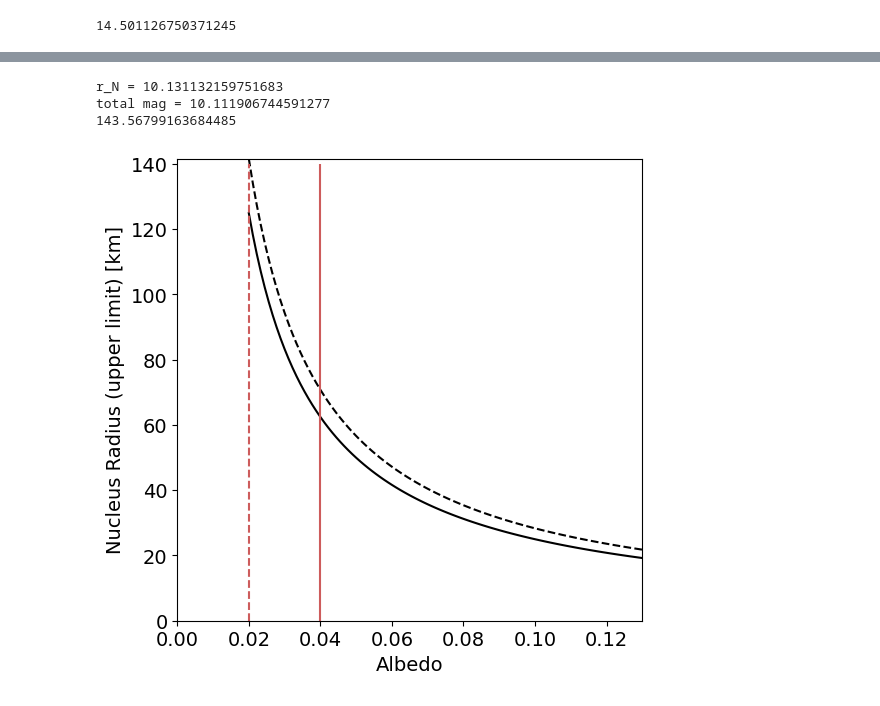
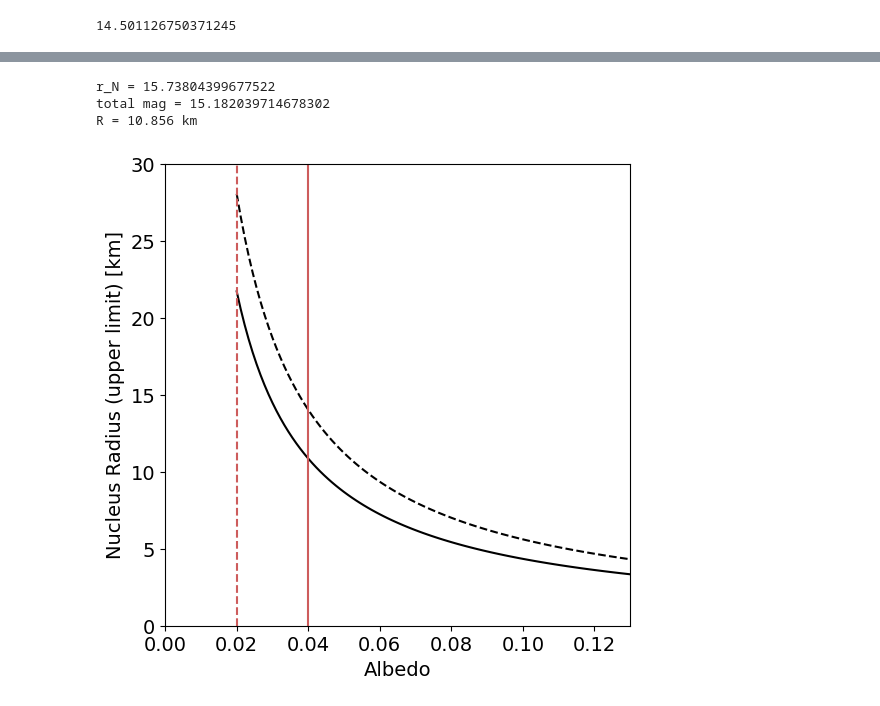
Before and after one commit to daraghhollman/Comet62P-Tsuchinshan, a Jupyter notebook: Scripts/nucleusRadius.ipynb, the cells around one changed output, grey strips where cells are left out. Saved outputs shown, nothing was run; the diff lists cells and outputs as text; code cells hidden in the pictures.

Commit message:
Nucleus radius down to less than 11 km

```diff
--- a/Scripts/nucleusRadius.ipynb
+++ b/Scripts/nucleusRadius.ipynb
@@ -155,13 +196,15 @@ print(comaCorrection)
 # %%
+comaCorrection = surfaceBrightness - 2.5 * np.log10(2 * np.pi * annulusRadii[comaStartIndex]**2)
+
 # Find "total magnitude"
 
-aperture = CircularAperture(cometCentre, ArcsecToPx(24)) # Aperture corresponding to 10,000 km
+aperture = CircularAperture(cometCentre, ArcsecToPx(annulusRadii[comaStartIndex]))
 
 phot_table = aperture_photometry(cometImage, aperture)
 
 totalMag = -2.5 * np.log10(phot_table["aperture_sum"][0] / 120) + rZeroPoint
 
-nucleusMag = totalMag - 2.5 * np.log10( 1 - 10**(-0.4 * (comaCorrection - totalMag)))
+nucleusMag = totalMag - 2.5 * np.log10( 1 - 10**(-0.4 * (comaCorrection.n - totalMag)))
 print(f"r_N = {nucleusMag}")
 print(f"total mag = {totalMag}")
 
@@ -182,35 +225,35 @@ phase = 9
 solarMagnitude = -27.1
 radius = (1 / A) * np.sqrt(2.24 * 10**22 * heliocentricDistance**2 * earthDistance**2 * 10**(0.4 * (solarMagnitude - nucleusMag + beta * phase))) / 1000
 
-print(radius) # km
+print(f"R = {radius:.3f} km") # km
 # %% [output]
-r_N = 10.131132159751683
-total mag = 10.111906744591277
-143.56799163684485
+r_N = 15.73804399677522
+total mag = 15.182039714678302
+R = 10.856 km
 # %%
 # Radius Curve -> Make sure to reference vertical lines, and describe the differences between the dashed and solid lines
 # As there are assumptions made of the grain albedo, a 'radius curve' is a more appropriate result.
 # Radius is determined with a range of albedo values corresponding to literature measurments.
 
 albedos = np.linspace(0.02, 0.13, 100)
 radii = []
 upperRadii = []
 for albedo in albedos:
-    radii.append( 0.001 * (1 / albedo) * np.sqrt(2.24 * 10**22 * heliocentricDistance**2 * earthDistance * 10**(0.4 * (solarMagnitude - nucleusMag + beta * phase))))
-    upperRadii.append( 0.001 * (1 / albedo) * np.sqrt(2.24 * 10**22 * heliocentricDistance**2 * earthDistance * 10**(0.4 * (solarMagnitude - totalMag + beta * phase))))
+    radii.append( 0.001 * (1 / albedo) * np.sqrt(2.24 * 10**22 * heliocentricDistance**2 * earthDistance**2 * 10**(0.4 * (solarMagnitude - nucleusMag + beta * phase))))
+    upperRadii.append( 0.001 * (1 / albedo) * np.sqrt(2.24 * 10**22 * heliocentricDistance**2 * earthDistance**2 * 10**(0.4 * (solarMagnitude - totalMag + beta * phase))))
 
 
 fig, ax = plt.subplots(figsize=(6,6))
 
 ax.plot(albedos, radii, color="black")
 ax.plot(albedos, upperRadii, color="black", ls="dashed")
 
-ax.vlines([0.02, 0.04], ymin=0, ymax=140, colors="indianred", ls=["dashed", "-"])
+ax.vlines([0.02, 0.04], ymin=0, ymax=30, colors="indianred", ls=["dashed", "-"])
 ax.set_xlabel("Albedo")
 ax.set_ylabel("Nucleus Radius (upper limit) [km]")
 ax.margins(y=0)
 ax.set_xlim(0, 0.13)
 
 plt.savefig("../../Writing/Thesis/images/radius_curve.pdf", format="pdf", bbox_inches="tight")
 # %% [output]
-[figure, old version]
+[figure, new version]
```
Also changed, not shown: parts of 3 cells of this notebook, 2 other files.
